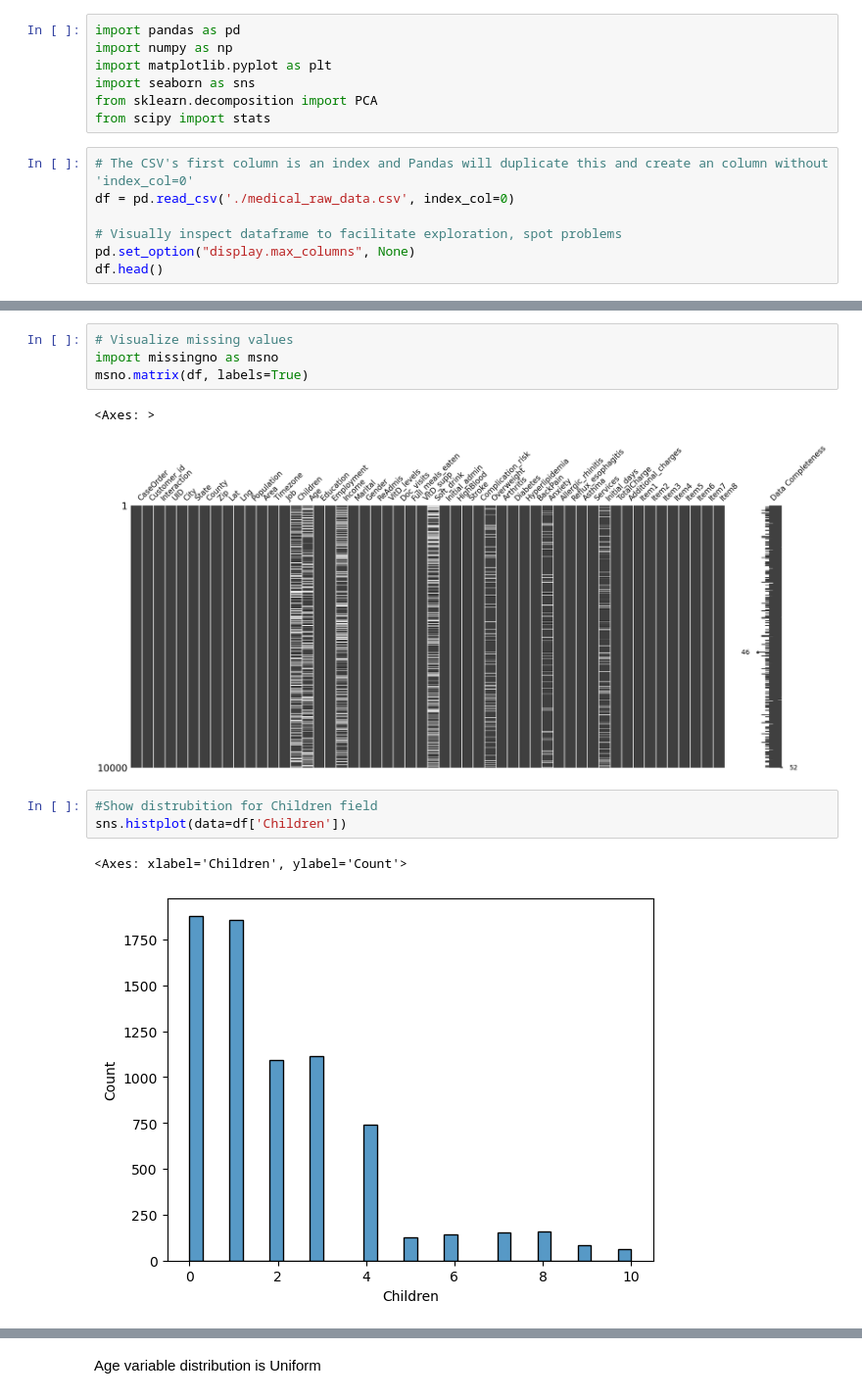
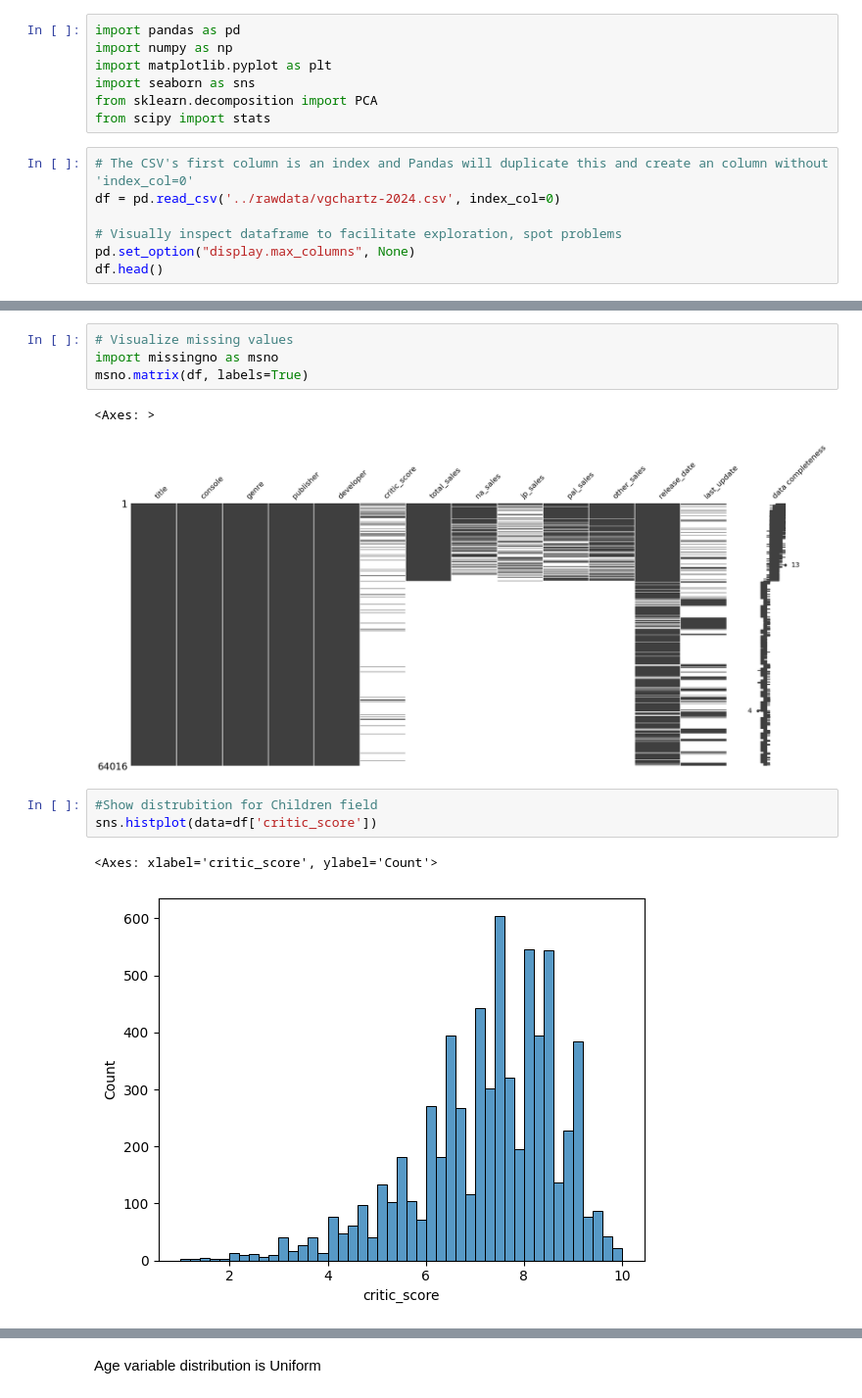
Before and after one commit to BakeUpSolutions/video-game-sales-analysis-2024, a Jupyter notebook: VGChartz_Data_Cleaning.ipynb, the cells around one changed output, grey strips where cells are left out. Shown: that part at 98% size. Cells and saved outputs as stored; diff of their text form.

```diff
--- a/VGChartz_Data_Cleaning.ipynb
+++ b/VGChartz_Data_Cleaning.ipynb
@@ -120,7 +120,7 @@ from sklearn.decomposition import PCA
 from scipy import stats
 # %%
 # The CSV's first column is an index and Pandas will duplicate this and create an column without 'index_col=0'
-df = pd.read_csv('./medical_raw_data.csv', index_col=0)
+df = pd.read_csv('../rawdata/vgchartz-2024.csv', index_col=0)
 
 # Visually inspect dataframe to facilitate exploration, spot problems
 pd.set_option("display.max_columns", None)
@@ -612,11 +235,11 @@ import missingno as msno
 msno.matrix(df, labels=True)
 # %% [output]
 <Axes: >
-[figure, old version]
+[figure, new version]
 # %%
 #Show distrubition for Children field
-sns.histplot(data=df['Children'])
+sns.histplot(data=df['critic_score'])
 # %% [output]
-<Axes: xlabel='Children', ylabel='Count'>
+<Axes: xlabel='critic_score', ylabel='Count'>
-[figure, old version]
+[figure, new version]
 # %% [markdown]
```
Also changed, not shown: parts of 51 cells of this notebook.
